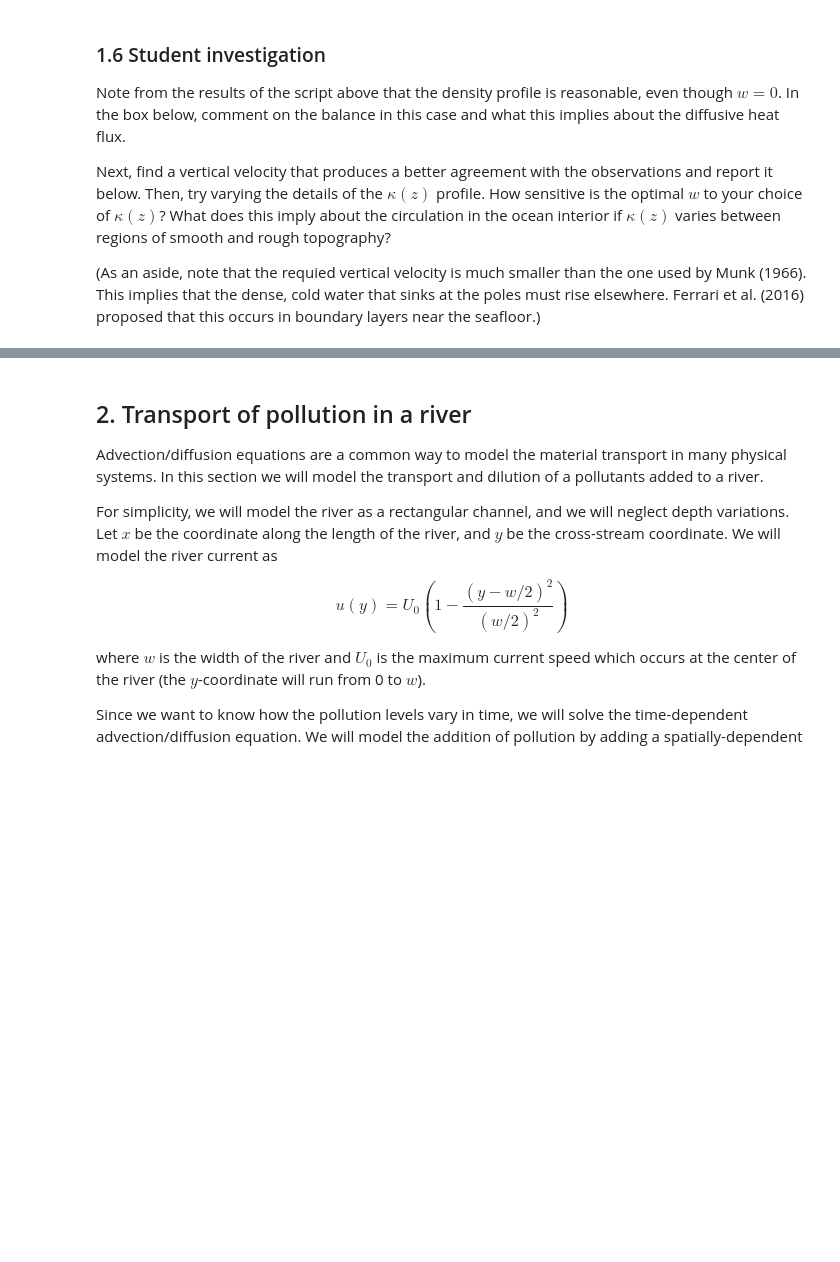
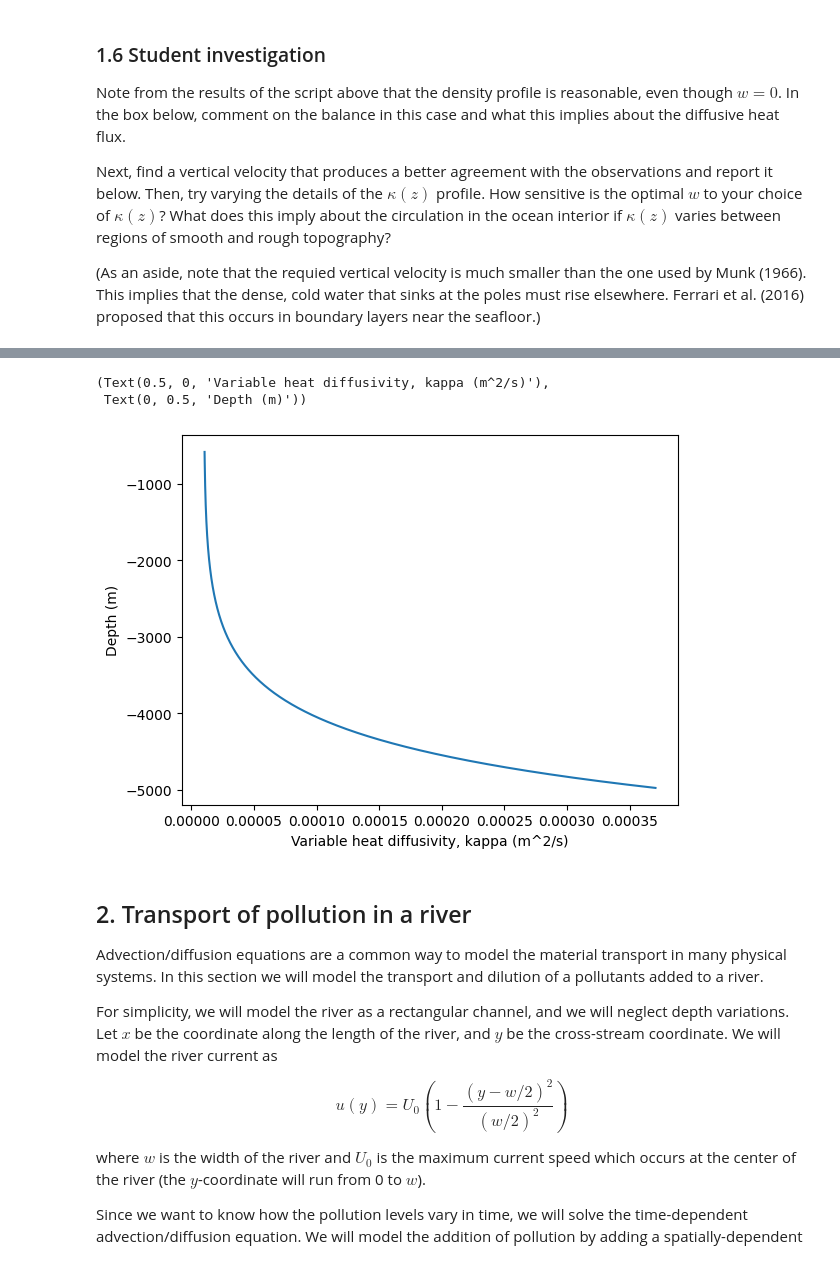
Before and after one commit to ananyaaa-j/QCES, a Jupyter notebook: Project2_transport.ipynb, the cells around one changed output, grey strips where cells are left out. Cells and saved outputs as stored; diff of their text form; code cells hidden in the pictures; blank space fills up the shorter version.

```diff
--- a/Project2_transport.ipynb
+++ b/Project2_transport.ipynb
@@ -293,3 +294,10 @@ D and k_0 were also both slightly adjst ed to try and make the profile fit bette
+# %%
+plt.plot(kappa['g'], z) # diffusivity increases with depth.
+plt.xlabel('Variable heat diffusivity, kappa (m^2/s)'), plt.ylabel('Depth (m)')
+# %% [output]
+(Text(0.5, 0, 'Variable heat diffusivity, kappa (m^2/s)'),
+ Text(0, 0.5, 'Depth (m)'))
+[figure, added]
 # %% [markdown]
 ## 2. Transport of pollution in a river
 
```
Also changed, not shown: parts of 11 cells of this notebook.
